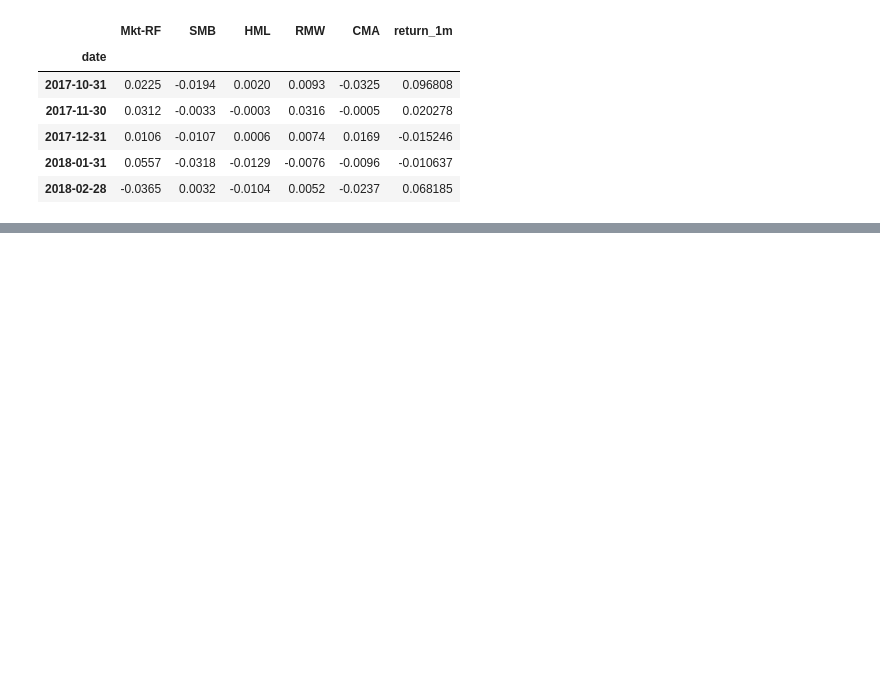
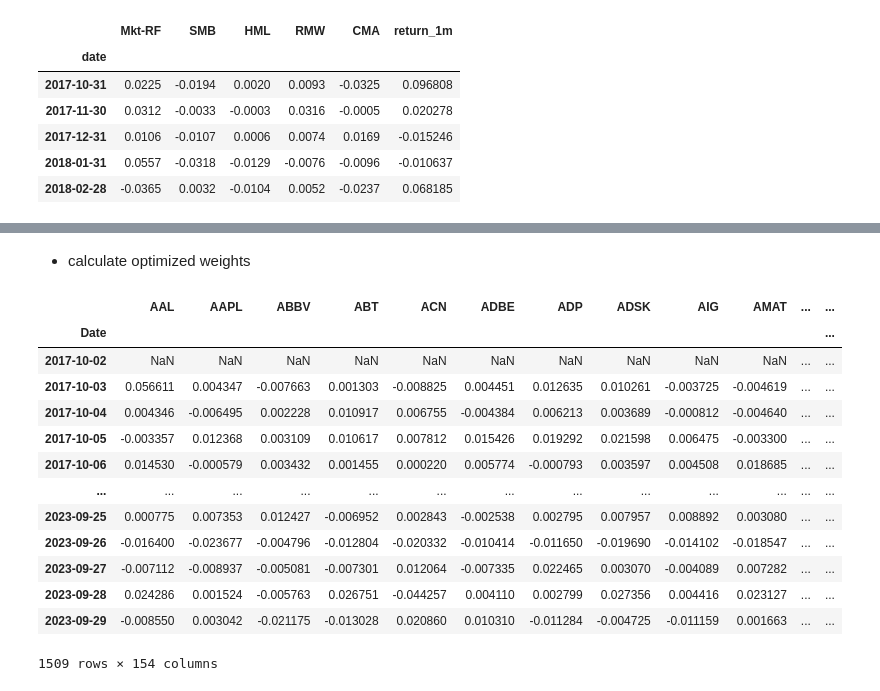
Before and after one commit to liudoong/Finance, a Jupyter notebook: Algo_ML.ipynb, the cells around one changed output, grey strips where cells are left out. Saved outputs shown, nothing was run; the diff lists cells and outputs as text; code cells hidden in the pictures; blank space fills up the shorter version.

```diff
--- a/Algo_ML.ipynb
+++ b/Algo_ML.ipynb
@@ -409,0 +792,19 @@ factors = []
+# %% [markdown]
+* calculate optimized weights
+# %%
+returns_dataframe
+# %% [output]
+|  | AAL | AAPL | ABBV | ABT | ACN | ADBE | ADP | ADSK | AIG | AMAT | ... | ... |
+| Date |  |  |  |  |  |  |  |  |  |  |  | ... |
+| 2017-10-02 | NaN | NaN | NaN | NaN | NaN | NaN | NaN | NaN | NaN | NaN | ... | ... |
+| 2017-10-03 | 0.056611 | 0.004347 | -0.007663 | 0.001303 | -0.008825 | 0.004451 | 0.012635 | 0.010261 | -0.003725 | -0.004619 | ... | ... |
+| 2017-10-04 | 0.004346 | -0.006495 | 0.002228 | 0.010917 | 0.006755 | -0.004384 | 0.006213 | 0.003689 | -0.000812 | -0.004640 | ... | ... |
+| 2017-10-05 | -0.003357 | 0.012368 | 0.003109 | 0.010617 | 0.007812 | 0.015426 | 0.019292 | 0.021598 | 0.006475 | -0.003300 | ... | ... |
+| 2017-10-06 | 0.014530 | -0.000579 | 0.003432 | 0.001455 | 0.000220 | 0.005774 | -0.000793 | 0.003597 | 0.004508 | 0.018685 | ... | ... |
+| ... | ... | ... | ... | ... | ... | ... | ... | ... | ... | ... | ... | ... |
+| 2023-09-25 | 0.000775 | 0.007353 | 0.012427 | -0.006952 | 0.002843 | -0.002538 | 0.002795 | 0.007957 | 0.008892 | 0.003080 | ... | ... |
+| 2023-09-26 | -0.016400 | -0.023677 | -0.004796 | -0.012804 | -0.020332 | -0.010414 | -0.011650 | -0.019690 | -0.014102 | -0.018547 | ... | ... |
+| 2023-09-27 | -0.007112 | -0.008937 | -0.005081 | -0.007301 | 0.012064 | -0.007335 | 0.022465 | 0.003070 | -0.004089 | 0.007282 | ... | ... |
+| 2023-09-28 | 0.024286 | 0.001524 | -0.005763 | 0.026751 | -0.044257 | 0.004110 | 0.002799 | 0.027356 | 0.004416 | 0.023127 | ... | ... |
+| 2023-09-29 | -0.008550 | 0.003042 | -0.021175 | -0.013028 | 0.020860 | 0.010310 | -0.011284 | -0.004725 | -0.011159 | 0.001663 | ... | ... |
+1509 rows × 154 columns
```
Also changed, not shown: parts of 53 cells of this notebook, 3 other files.
